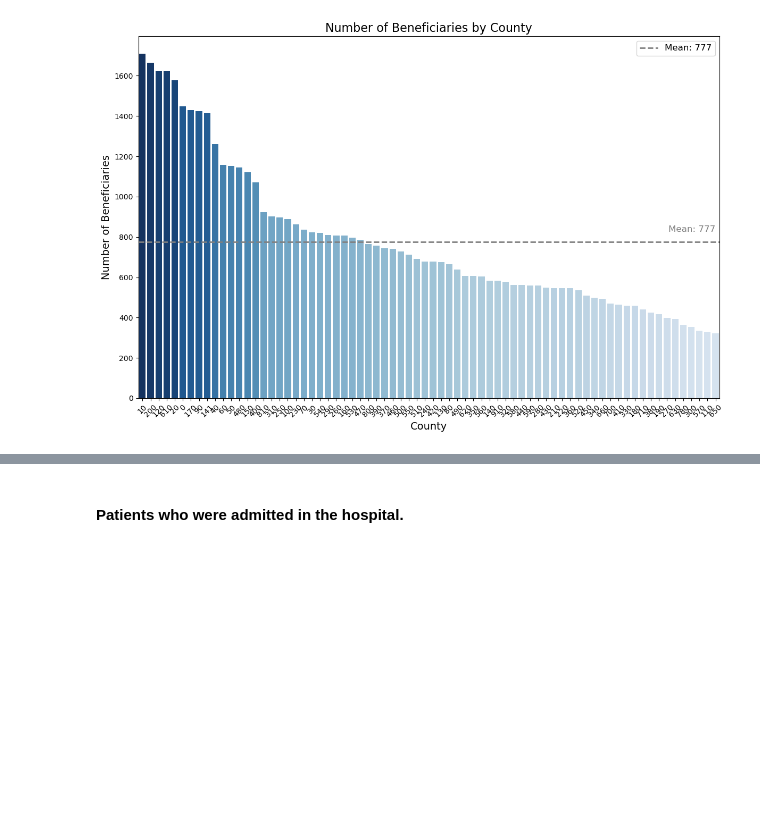
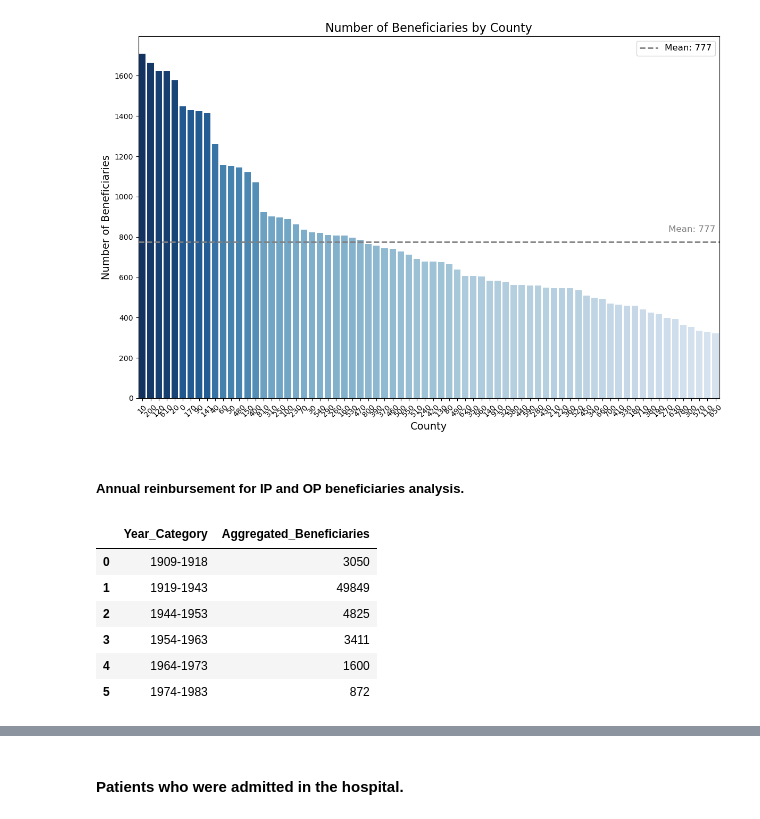
Before and after one commit to CesarChaparro1974/Healthcare-provider-fraud-detection, a Jupyter notebook: notebook.ipynb, the cells around one changed output, grey strips where cells are left out. Drawn from its saved outputs; the diff is of its cells as text; code cells hidden in the pictures; blank space fills up the shorter version.

```diff
--- a/notebook.ipynb
+++ b/notebook.ipynb
@@ -551,3 +551,24 @@ Passing `palette` without assigning `hue` is deprecated and will be removed in v
 
   ax = sns.barplot(
 [figure]
+# %% [markdown]
+##### Annual reinbursement for IP and OP beneficiaries analysis.
+# %%
+# merge the datasets on Year
+merged_data = pd.merge(test_beneficiary, beneficiaries_by_year, on='Year')
+
+# group by Year_Category and count unique beneficiaries
+grouped_data = merged_data.groupby('Year_Category')['BeneID'].nunique().reset_index()
+
+# rename columns for clarity
+grouped_data.rename(columns={'BeneID': 'Aggregated_Beneficiaries'}, inplace=True)
+
+grouped_data
+# %% [output]
+|  | Year_Category | Aggregated_Beneficiaries |
+| 0 | 1909-1918 | 3050 |
+| 1 | 1919-1943 | 49849 |
+| 2 | 1944-1953 | 4825 |
+| 3 | 1954-1963 | 3411 |
+| 4 | 1964-1973 | 1600 |
+| 5 | 1974-1983 | 872 |
```
Also changed, not shown: parts of 11 cells of this notebook.
